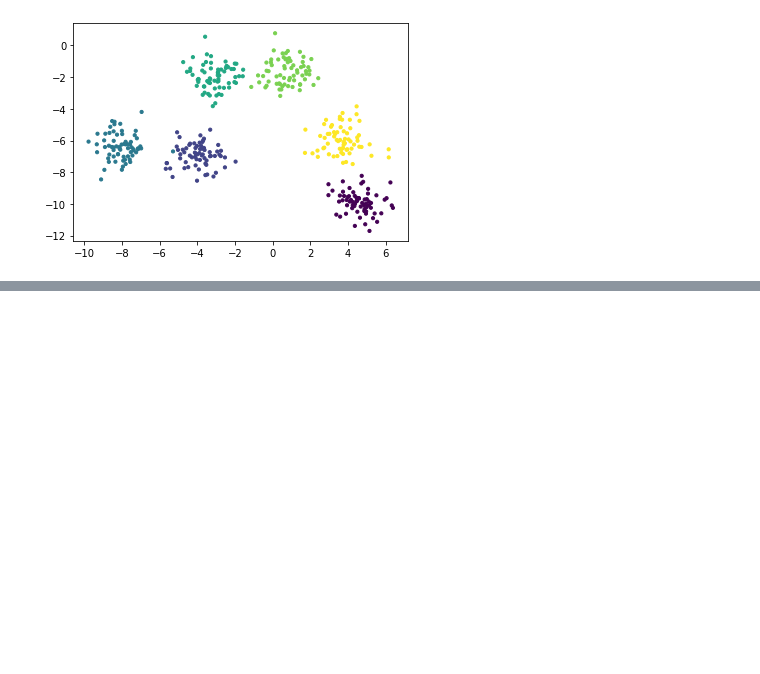
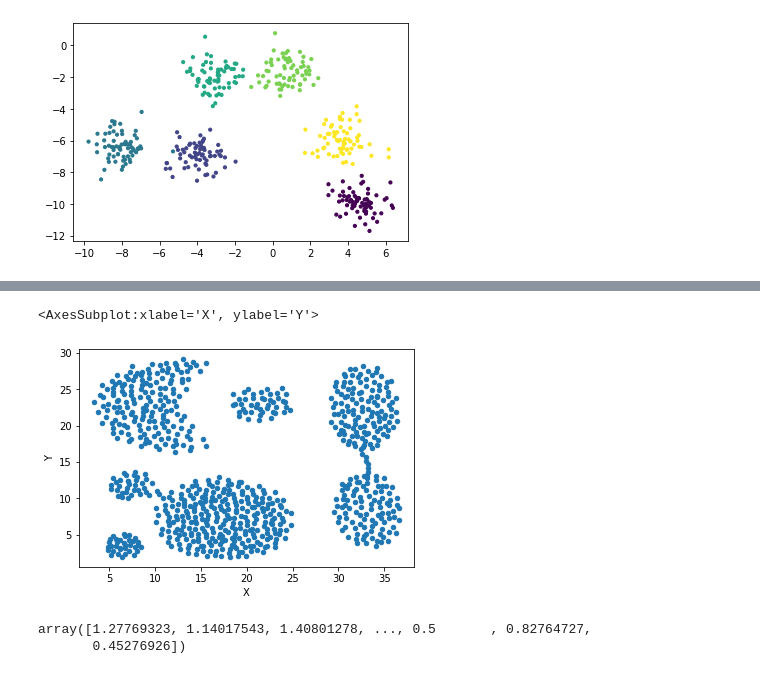
Before and after one commit to MusaAbbasi/DSNYC080822, a Jupyter notebook: Phase_4_notes.ipynb, the cells around one changed output, grey strips where cells are left out. Cells and saved outputs as stored; diff of their text form; code cells hidden in the pictures; blank space fills up the shorter version.

```diff
--- a/Phase_4_notes.ipynb
+++ b/Phase_4_notes.ipynb
@@ -151,0 +209,5 @@ plt.scatter(X_2[:, 0], X_2[:, 1],c=y_2, s=10)
+# %%
+import pandas as pd
+agg_data = pd.read_csv('Phase4_Topic35_Clustering/HierarchicalClustering/Data/Aggregation.txt', header = None, usecols = [0,1], delimiter = '\t')
+agg_data.columns = ['X', 'Y']
+agg_data.head()
@@ -151,0 +221,14 @@ plt.scatter(X_2[:, 0], X_2[:, 1],c=y_2, s=10)
+# %%
+agg_data.plot(x = 'X', y = 'Y', kind = 'scatter')
+# %% [output]
+<AxesSubplot:xlabel='X', ylabel='Y'>
+[figure, added]
+# %%
+#At each step: algorithm calculates matrix of linkage distances between clusters
+# computes the pairwise distance and returns a condensed array
+#removes diagonal terms and flattens array
+condensed_dist = pdist(agg_data, metric = 'euclidean' )
+condensed_dist
+# %% [output]
+array([1.27769323, 1.14017543, 1.40801278, ..., 0.5       , 0.82764727,
+       0.45276926])
```
Also changed, not shown: parts of 33 cells of this notebook.
